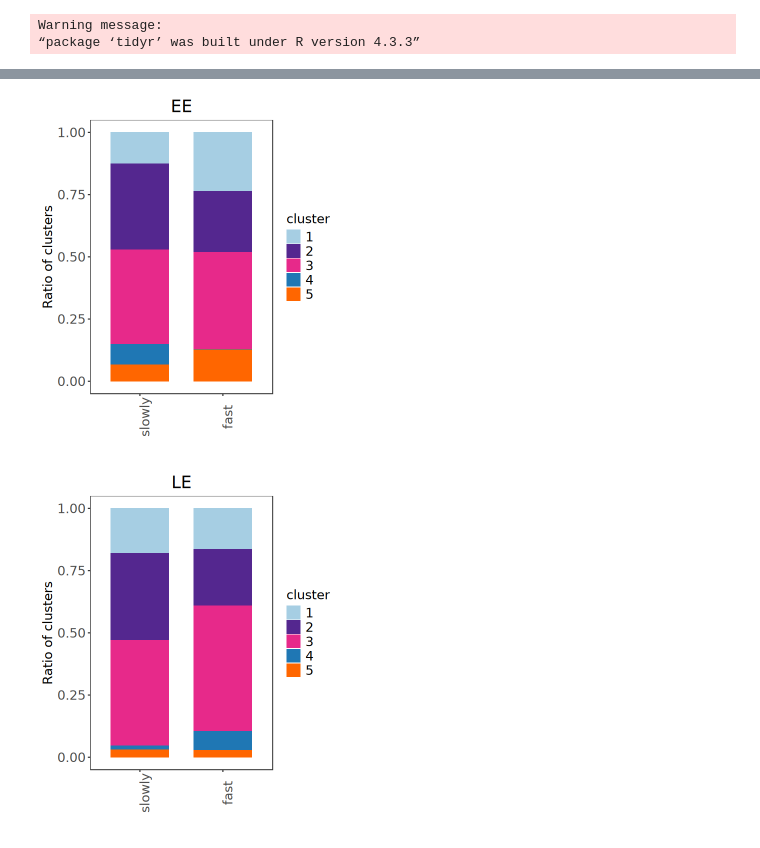
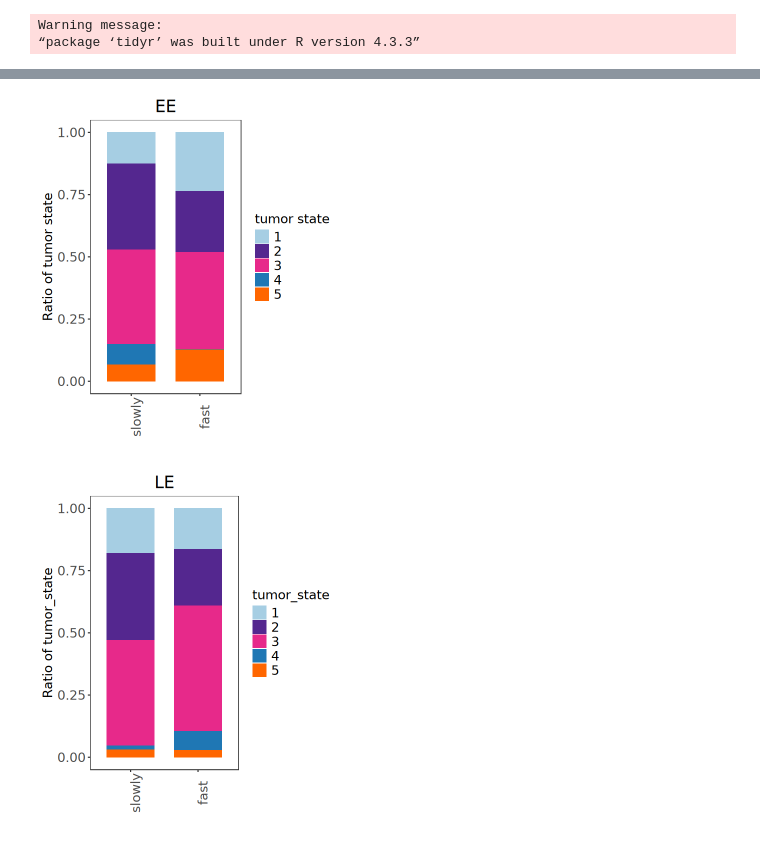
Before and after one commit to liangzhenhou/eTRACER, a Jupyter notebook: scRNA/Temporal_dynamics_of_cell_state_at_clone_level.ipynb, the cells around one changed output, grey strips where cells are left out. Drawn from its saved outputs; the diff is of its cells as text; code cells hidden in the pictures.

```diff
--- a/scRNA/Temporal_dynamics_of_cell_state_at_clone_level.ipynb
+++ b/scRNA/Temporal_dynamics_of_cell_state_at_clone_level.ipynb
@@ -448,7 +375,7 @@ A data.frame: 53490 × 27
 | T3_T3_a3030_TTTGTTGTCGGTATGT-1 | T3_a3030_2_1 | 33977 | 6577 | 3.134473 | NA | 1 | ... |
 # %%
 metadata.time.cluster.count <- metadata %>%
-  group_by(time,lineageGrp, seurat_clusters_rename) %>%
+  group_by(time,lineageGrp, tumor_state) %>%
   summarize(total = sum(Num), .groups = 'drop') %>% as.data.frame
 metadata.time.cluster.count
 # %% [output]
@@ -474,4 +401,4 @@ A data.frame: 490 × 4
 # %%
-metadata.time.cluster.count$time_cluster <- paste0(metadata.time.cluster.count$time,'-cluster',metadata.time.cluster.count$seurat_clusters_rename)
+metadata.time.cluster.count$time_cluster <- paste0(metadata.time.cluster.count$time,'-cluster',metadata.time.cluster.count$tumor_state)
 metadata.time.cluster.count
 # %% [output]
@@ -716,5 +671,5 @@ A data.frame: 175 × 4
 | C163 | 0.0014809549 | 8.143654e-04 | 1.064358e-04 |
 | C82 | 0.0070493454 | 0.000000e+00 | 0.000000e+00 |
 # %%
-df$T2 <- log2(df$T2/df$T1)
-df$T3 <- log2(df$T3/df$T1)
+df$EE <- log2(df$EE/df$BL)
+df$LE <- log2(df$LE/df$BL)
@@ -729,56 +676,54 @@ hist(T3_logFC$T3)
 # %%
 library(ggplot2)
 # %%
-T2_logFC <- df[!is.na(df$T2)&!is.infinite(df$T2),]
+EE_logFC <- df[!is.na(df$EE)&!is.infinite(df$EE),]
 
-T2_fast_growing_clones <- T2_logFC$lineageGrp[T2_logFC$T2 > 1 ]
-T2_slowly_growing_clones <- T2_logFC$lineageGrp[T2_logFC$T2 <= 1 ]
+EE_fast_growing_clones <- EE_logFC$lineageGrp[EE_logFC$EE > 1 ]
+EE_slowly_growing_clones <- EE_logFC$lineageGrp[EE_logFC$EE <= 1 ]
 
 metadata$type <- 'None'
-metadata[metadata$lineageGrp %in% c(T2_fast_growing_clones),'type'] <- 'fast'
-metadata[metadata$lineageGrp %in% c(T2_slowly_growing_clones),'type'] <- 'slowly'
-metadata_select <- metadata[metadata$type!='None' & metadata$time=='T2',]
+metadata[metadata$lineageGrp %in% c(EE_fast_growing_clones),'type'] <- 'fast'
+metadata[metadata$lineageGrp %in% c(EE_slowly_growing_clones),'type'] <- 'slowly'
+metadata_select <- metadata[metadata$type!='None' & metadata$time=='EE',]
 metadata_select$type <- factor(metadata_select$type,levels = c('slowly','fast'))
 
 options(repr.plot.width = 5, repr.plot.height = 6)
 plot <- ggplot() +
-    geom_bar(data=metadata_select,aes(type,Num,fill=seurat_clusters_rename),stat="identity",position="fill",width=0.7)+
+    geom_bar(data=metadata_select,aes(type,Num,fill=tumor_state),stat="identity",position="fill",width=0.7)+
     scale_fill_manual(values = c('#a6cee3','#54278f','#e7298a','#1f77b4','#ff6600')) +ggtitle('EE')+
     #scale_y_reverse() +
-    xlab('') + ylab('Ratio of clusters')+ labs(fill='cluster')+
+    xlab('') + ylab('Ratio of tumor state')+ labs(fill='tumor state')+
     theme_bw() +theme(panel.grid=element_blank(),
                   axis.text = element_text(size=15),axis.title = element_text(size=15),axis.text.x = element_text(size=15,angle = 90),
                   legend.text=element_text(size=15),legend.title=element_text(size=15),
                       strip.text = element_text(size = 20),strip.background = element_rect(fill='white'),
                      plot.title = element_text(size=20,hjust=0.5,face='bold'))
 print(plot)
-ggsave(plot,file='fast_slowly_stateRatio_EE.pdf',width=5,height=6)
 # %% [output]
-[figure, old version]
+[figure, new version]
 # %%
-T3_logFC <- df[!is.na(df$T3)&!is.infinite(df$T3),]
+LE_logFC <- df[!is.na(df$LE)&!is.infinite(df$LE),]
 
-T3_fast_growing_clones <- T3_logFC$lineageGrp[T3_logFC$T3 > 1 ]
-T3_slowly_growing_clones <- T3_logFC$lineageGrp[T3_logFC$T3 <= 1 ]
+LE_fast_growing_clones <- LE_logFC$lineageGrp[LE_logFC$LE > 1 ]
+LE_slowly_growing_clones <- LE_logFC$lineageGrp[LE_logFC$LE <= 1 ]
 
 metadata$type <- 'None'
-metadata[metadata$lineageGrp %in% c(T3_fast_growing_clones),'type'] <- 'fast'
-metadata[metadata$lineageGrp %in% c(T3_slowly_growing_clones),'type'] <- 'slowly'
-metadata_select <- metadata[metadata$type!='None' & metadata$time=='T3',]
+metadata[metadata$lineageGrp %in% c(LE_fast_growing_clones),'type'] <- 'fast'
+metadata[metadata$lineageGrp %in% c(LE_slowly_growing_clones),'type'] <- 'slowly'
+metadata_select <- metadata[metadata$type!='None' & metadata$time=='LE',]
 metadata_select$type <- factor(metadata_select$type,levels = c('slowly','fast'))
 
 options(repr.plot.width = 5, repr.plot.height = 6)
 plot <- ggplot() +
-    geom_bar(data=metadata_select,aes(type,Num,fill=seurat_clusters_rename),stat="identity",position="fill",width=0.7)+
+    geom_bar(data=metadata_select,aes(type,Num,fill=tumor_state),stat="identity",position="fill",width=0.7)+
     scale_fill_manual(values = c('#a6cee3','#54278f','#e7298a','#1f77b4','#ff6600')) +ggtitle('LE')+
     #scale_y_reverse() +
-    xlab('') + ylab('Ratio of clusters')+ labs(fill='cluster')+
+    xlab('') + ylab('Ratio of tumor_state')+ labs(fill='tumor_state')+
     theme_bw() +theme(panel.grid=element_blank(),
                   axis.text = element_text(size=15),axis.title = element_text(size=15),axis.text.x = element_text(size=15,angle = 90),
                   legend.text=element_text(size=15),legend.title=element_text(size=15),
                       strip.text = element_text(size = 20),strip.background = element_rect(fill='white'),
                      plot.title = element_text(size=20,hjust=0.5,face='bold'))
 print(plot)
-ggsave(plot,file='fast_slowly_stateRatio_LE.pdf',width=5,height=6)
 # %% [output]
-[figure, old version]
+[figure, new version]
```
Also changed, not shown: parts of 38 cells of this notebook.
